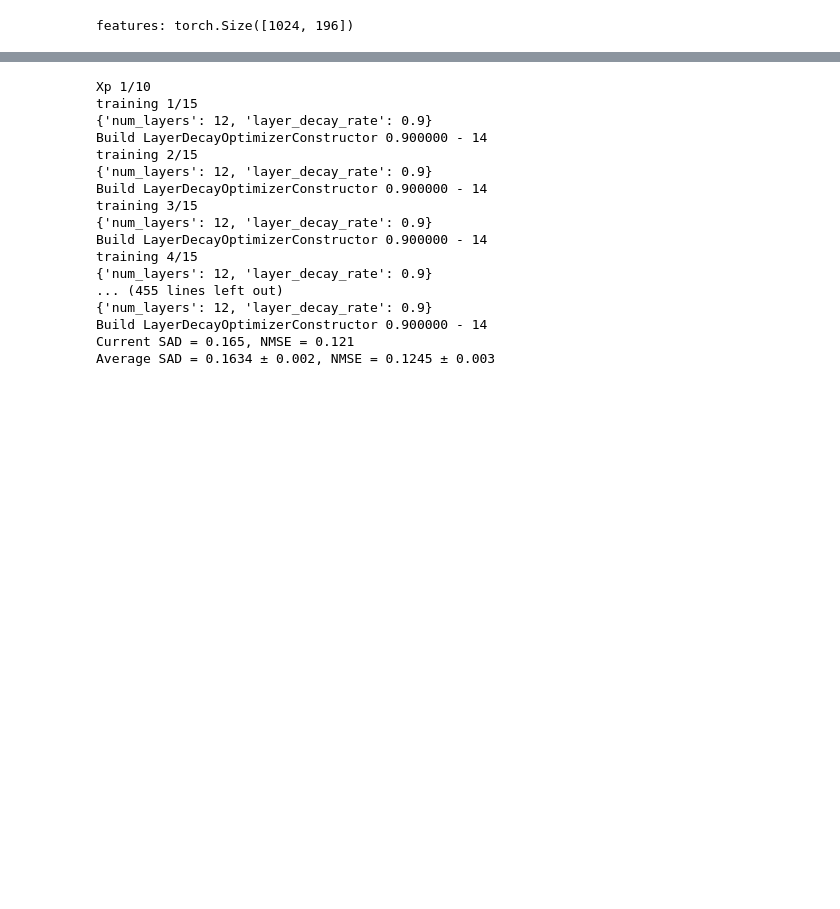
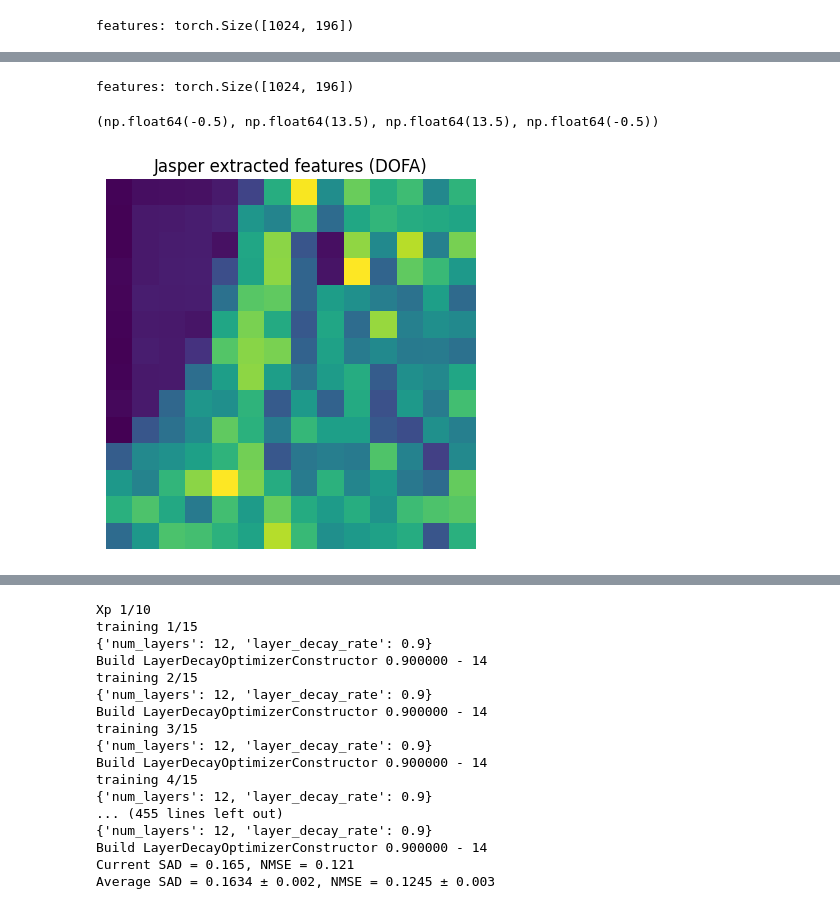
Before and after one commit to edabier/SS-HSU_benchmark, a Jupyter notebook: fm_unmixing.ipynb, the cells around one changed output, grey strips where cells are left out. Cells and saved outputs as stored; diff of their text form; code cells hidden in the pictures; blank space fills up the shorter version.

```diff
--- a/fm_unmixing.ipynb
+++ b/fm_unmixing.ipynb
@@ -173,0 +174,17 @@ Average SAD = 0.1704 ± 0.031, NMSE = 0.2617 ± 0.147
+# %%
+fm_name = "DOFA"
+fm, Y_init_f, new_H = rsfm.create_fm(fm_name, Y_init, size="large", version="v1", path=global_path)
+
+_, features = rsfm.extract_f(fm, Y_init, new_H, wavelengths)
+
+D = int(features.shape[0])
+alpha = int(features.shape[1]**0.5)
+
+print(f"features: {features.shape}")
+plt.imshow(utils.oneD_to_2d(features)[0].detach().cpu())
+plt.title("Jasper extracted features (DOFA)")
+plt.axis("off")
+# %% [output]
+features: torch.Size([1024, 196])
+(np.float64(-0.5), np.float64(13.5), np.float64(13.5), np.float64(-0.5))
+[figure, added]
```
Also changed, not shown: parts of 5 cells of this notebook, 12 other files.
